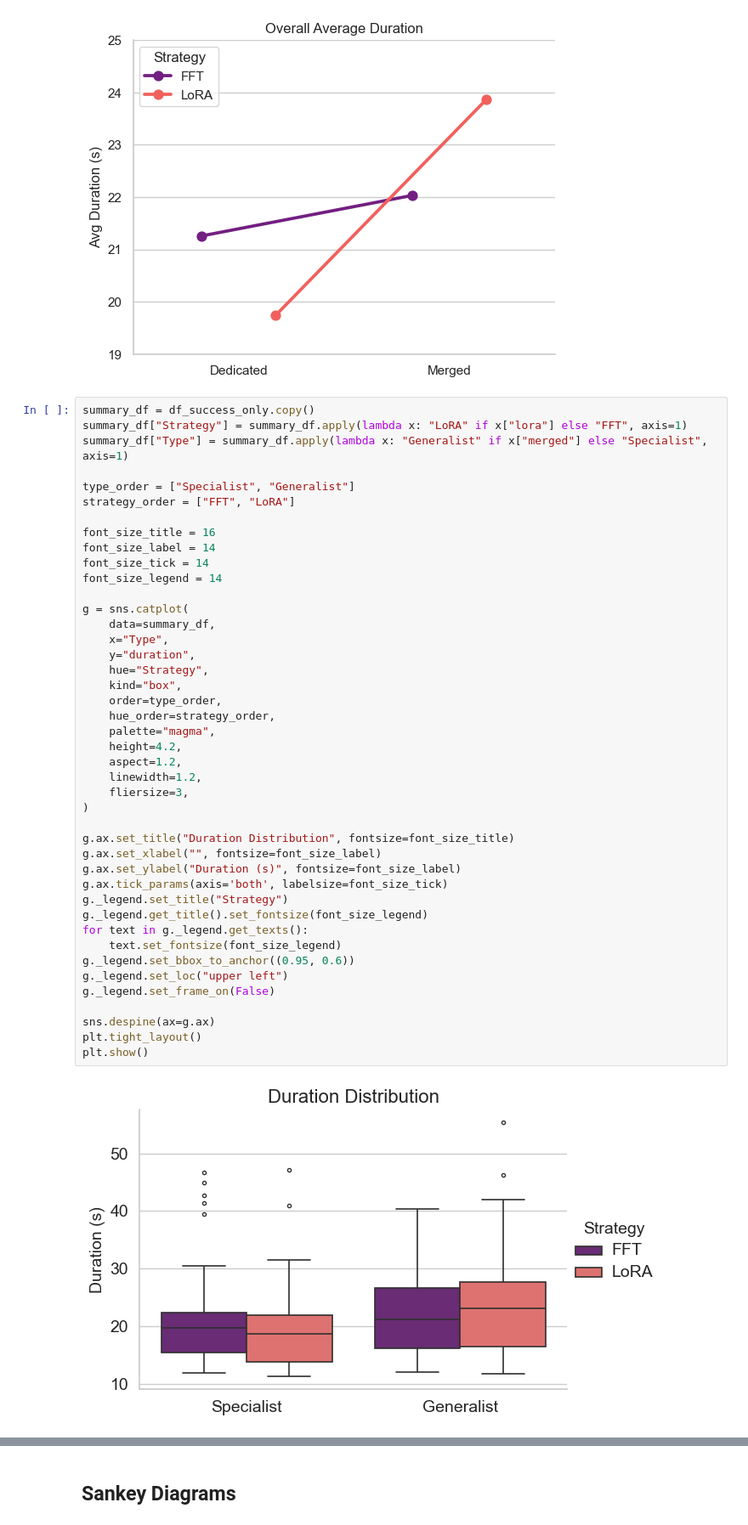
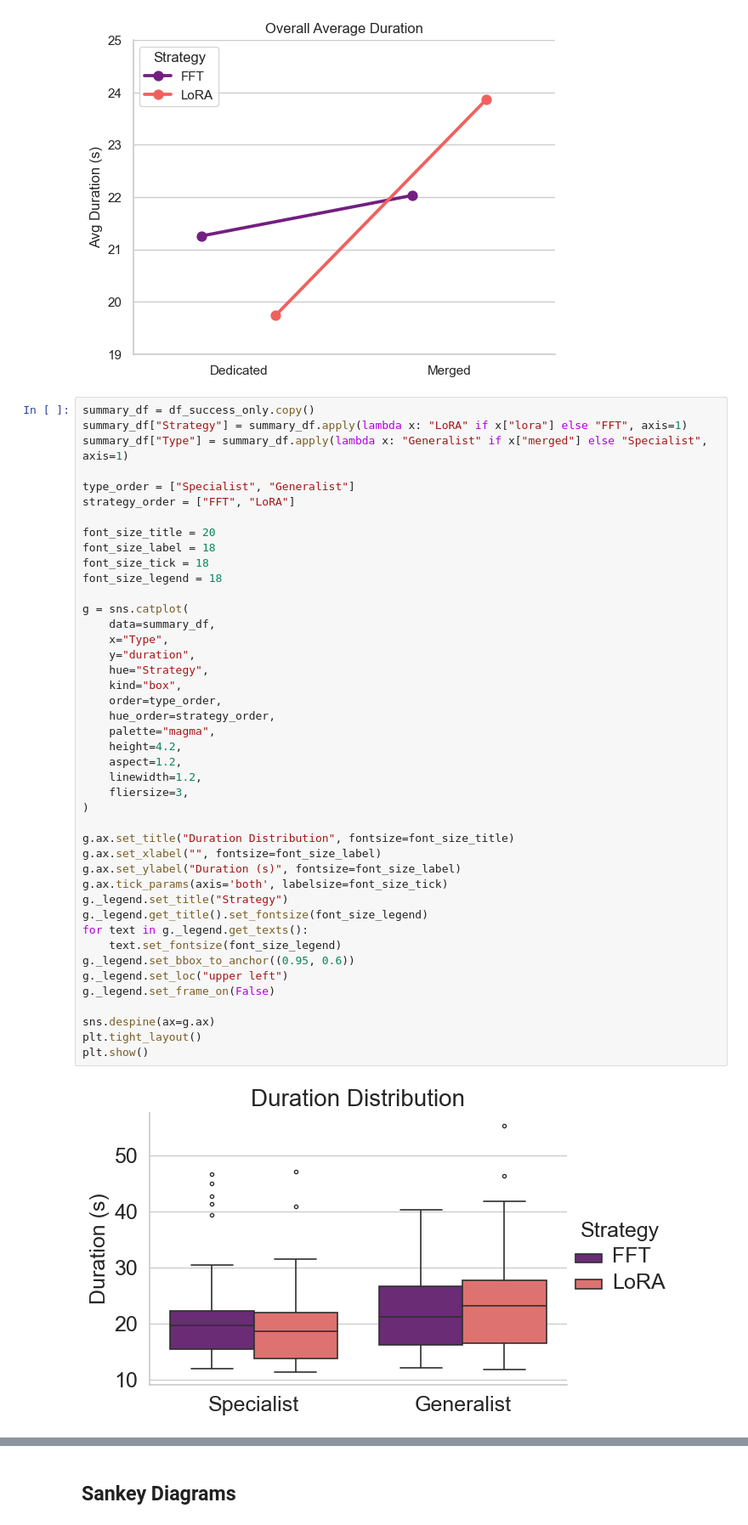
Before and after one commit to F-Fer/lerobot_ur5e_gello, a Jupyter notebook: notebooks/model_performance_analysis.ipynb, the cells around one changed output, grey strips where cells are left out. Shown at 85% size. Cells and saved outputs as stored; diff of their text form.

Commit message:
increase font sizes again

```diff
--- a/notebooks/model_performance_analysis.ipynb
+++ b/notebooks/model_performance_analysis.ipynb
@@ -642,43 +642,43 @@ summary_df["Type"] = summary_df.apply(lambda x: "Generalist" if x["merged"] else
 type_order = ["Specialist", "Generalist"]
 strategy_order = ["FFT", "LoRA"]
 
-font_size_title = 16
-font_size_label = 14
-font_size_tick = 14
-font_size_legend = 14
+font_size_title = 20
+font_size_label = 18
+font_size_tick = 18
+font_size_legend = 18
 
 g = sns.catplot(
     data=summary_df,
     x="Type",
     y="duration",
     hue="Strategy",
     kind="box",
     order=type_order,
     hue_order=strategy_order,
     palette="magma",
     height=4.2,
     aspect=1.2,
     linewidth=1.2,
     fliersize=3,
 )
 
 g.ax.set_title("Duration Distribution", fontsize=font_size_title)
 g.ax.set_xlabel("", fontsize=font_size_label)
 g.ax.set_ylabel("Duration (s)", fontsize=font_size_label)
 g.ax.tick_params(axis='both', labelsize=font_size_tick)
 g._legend.set_title("Strategy")
 g._legend.get_title().set_fontsize(font_size_legend)
 for text in g._legend.get_texts():
     text.set_fontsize(font_size_legend)
 g._legend.set_bbox_to_anchor((0.95, 0.6))
 g._legend.set_loc("upper left")
 g._legend.set_frame_on(False)
 
 sns.despine(ax=g.ax)
 plt.tight_layout()
 plt.show()
 # %% [output]
-[figure, old version]
+[figure, new version]
 # %%
 ax = sns.stripplot(data=summary_df, x="Type", y="duration", hue="Strategy", dodge=True, alpha=0.5, palette="magma")
 sns.pointplot(data=summary_df, x="Type", y="duration", hue="Strategy", dodge=0.35, errorbar=("ci", 95), capsize=0.15, palette="magma", ax=ax)
```
Also changed, not shown: parts of 1 cell of this notebook, 1 other file.
